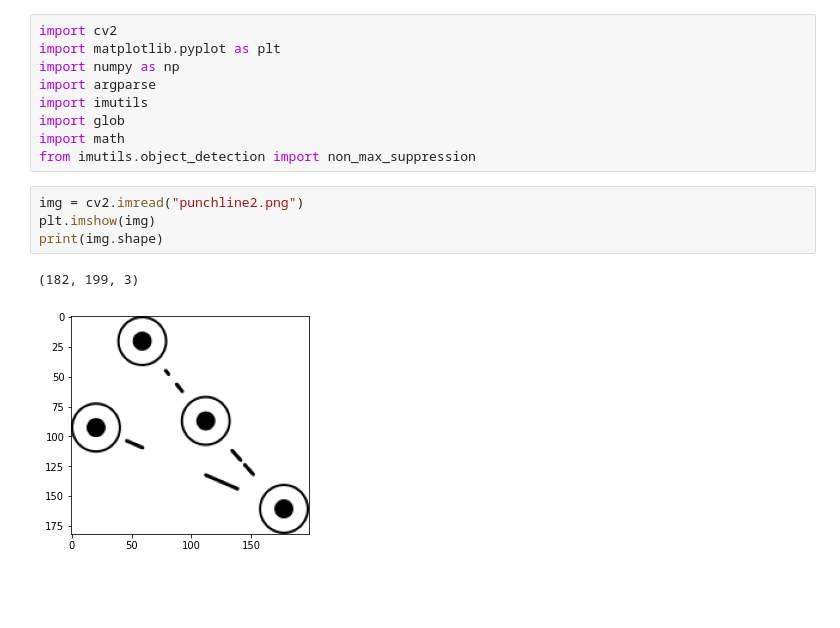
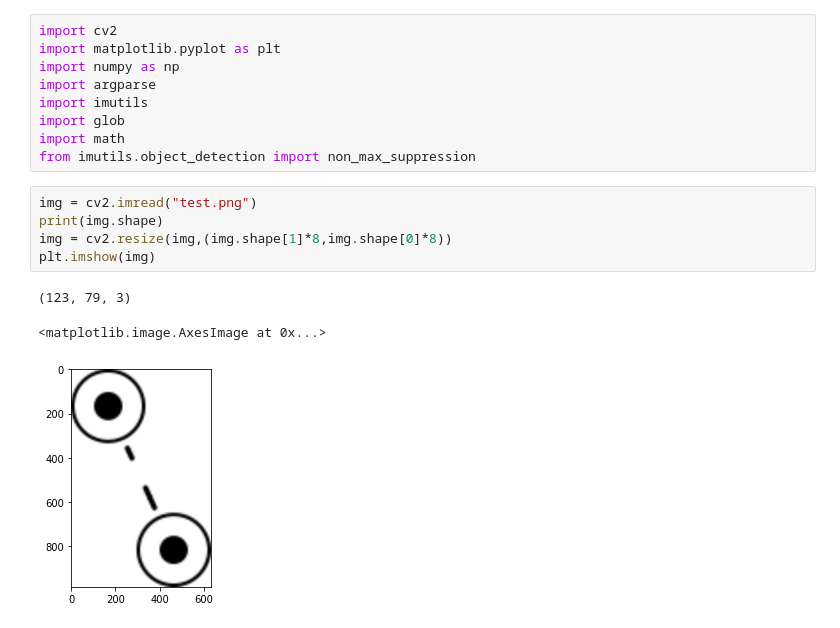
Before and after one commit to yogesh895/FlamCode, a Jupyter notebook: detection/detector.ipynb, the cells around one changed output. Drawn from its saved outputs; the diff is of its cells as text; blank space fills up the shorter version.

```diff
--- a/detection/detector.ipynb
+++ b/detection/detector.ipynb
@@ -7,12 +7,14 @@ import imutils
 import glob
 import math
 from imutils.object_detection import non_max_suppression
-# %%
-img = cv2.imread("punchline2.png")
-plt.imshow(img)
-print(img.shape)
-# %% [output]
-(182, 199, 3)
-[figure, removed]
+# %%
+img = cv2.imread("test.png")
+print(img.shape)
+img = cv2.resize(img,(img.shape[1]*8,img.shape[0]*8))
+plt.imshow(img)
+# %% [output]
+(123, 79, 3)
+<matplotlib.image.AxesImage at 0x...>
+[figure, added]
 # %%
 template = cv2.imread("template.png")
```
Also changed, not shown: parts of 17 cells of this notebook, 14 other files.
